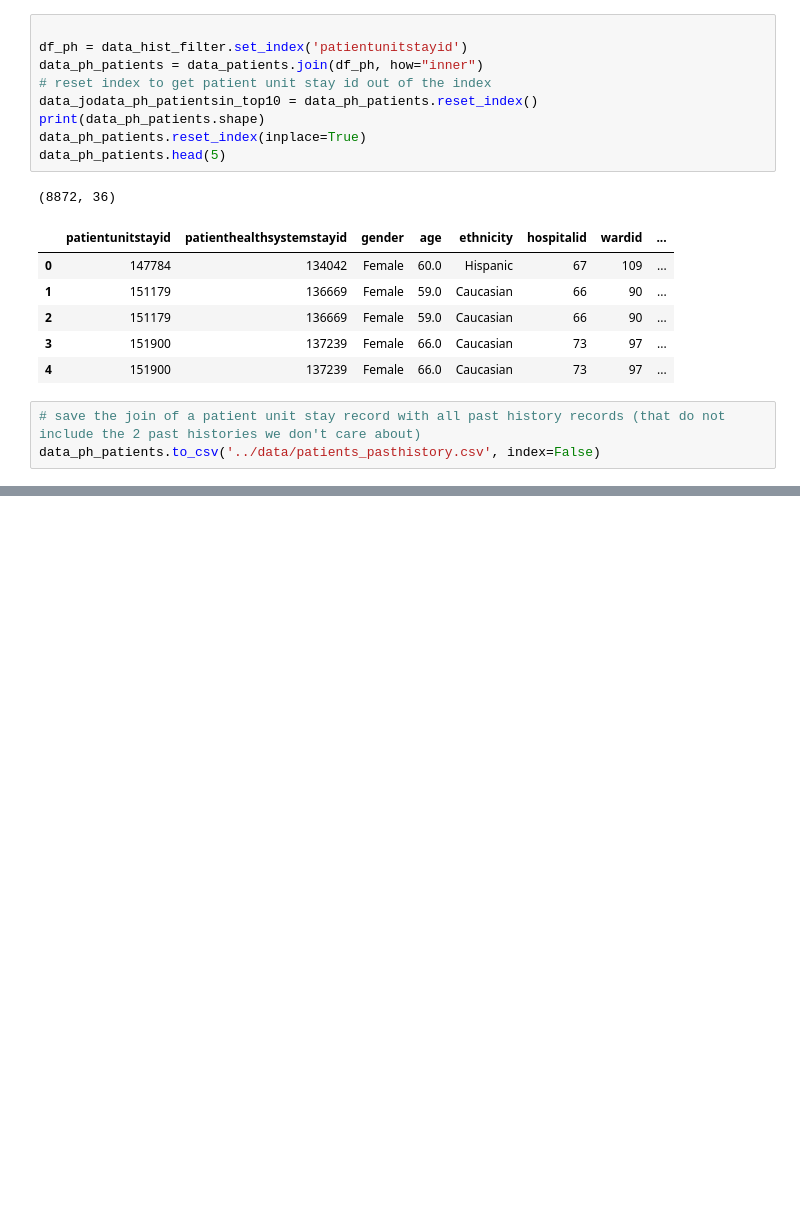
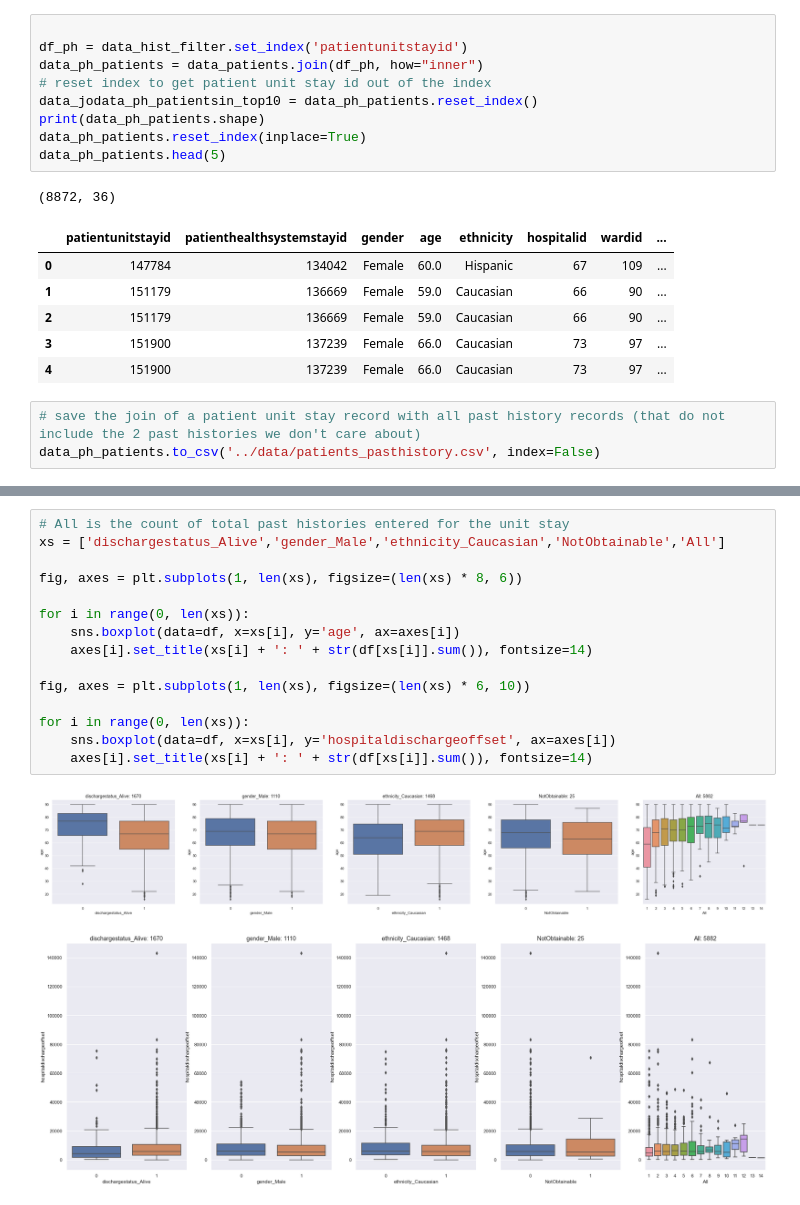
Before and after one commit to dianamJLAB/DS6050, a Jupyter notebook: eICU_gan/gan_work/eICU_exploration.ipynb, the cells around one changed output, grey strips where cells are left out. Cells and saved outputs as stored; diff of their text form; blank space fills up the shorter version.

```diff
--- a/eICU_gan/gan_work/eICU_exploration.ipynb
+++ b/eICU_gan/gan_work/eICU_exploration.ipynb
@@ -964,0 +1029,18 @@ df.head()
+# %%
+# All is the count of total past histories entered for the unit stay
+xs = ['dischargestatus_Alive','gender_Male','ethnicity_Caucasian','NotObtainable','All']
+
+fig, axes = plt.subplots(1, len(xs), figsize=(len(xs) * 8, 6))
+
+for i in range(0, len(xs)):
+    sns.boxplot(data=df, x=xs[i], y='age', ax=axes[i])
+    axes[i].set_title(xs[i] + ': ' + str(df[xs[i]].sum()), fontsize=14)
+
+fig, axes = plt.subplots(1, len(xs), figsize=(len(xs) * 6, 10))
+
+for i in range(0, len(xs)):
+    sns.boxplot(data=df, x=xs[i], y='hospitaldischargeoffset', ax=axes[i])
+    axes[i].set_title(xs[i] + ': ' + str(df[xs[i]].sum()), fontsize=14)
+# %% [output]
+[figure, added]
+[figure, added]
```
Also changed, not shown: parts of 7 cells of this notebook, 3 other files.
